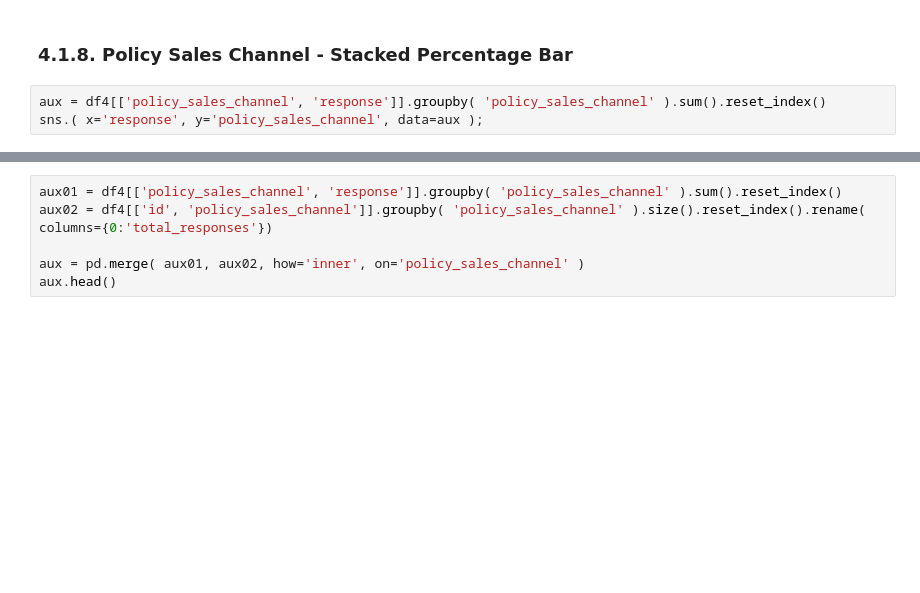
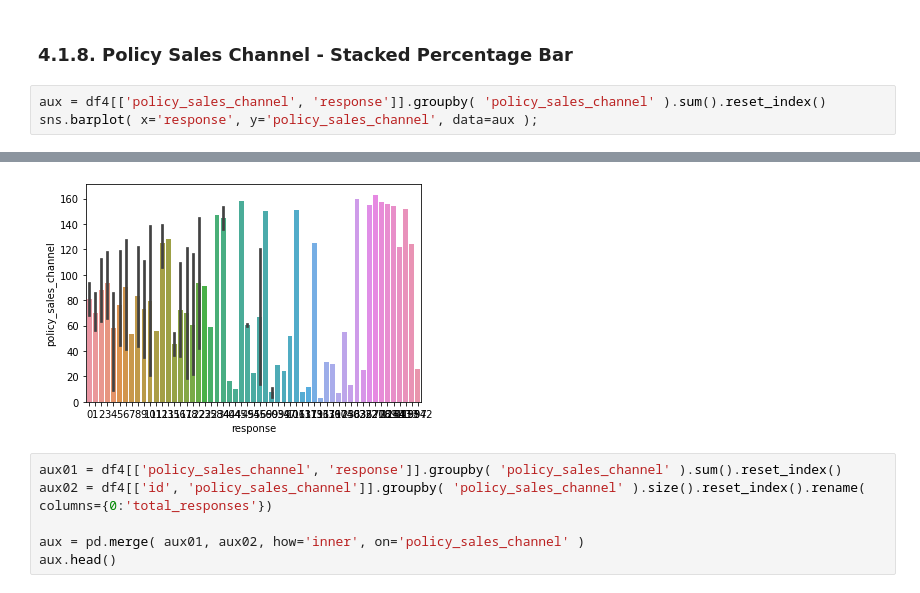
Before and after one commit to nortonvanz/Health-Insurance-Ranking, a Jupyter notebook: health_insurance_cross-sell/notebooks/look_1.0-mdfl-health-insurance-cross-sell.ipynb, the cells around one changed output, grey strips where cells are left out. Saved outputs shown, nothing was run; the diff lists cells and outputs as text; blank space fills up the shorter version.

```diff
--- a/health_insurance_cross-sell/notebooks/look_1.0-mdfl-health-insurance-cross-sell.ipynb
+++ b/health_insurance_cross-sell/notebooks/look_1.0-mdfl-health-insurance-cross-sell.ipynb
@@ -317,5 +278,5 @@ sns.barplot( x='response', y='vehicle_damage', data=aux );
 ### 4.1.8. Policy Sales Channel - Stacked Percentage Bar
 # %%
 aux = df4[['policy_sales_channel', 'response']].groupby( 'policy_sales_channel' ).sum().reset_index()
-sns.( x='response', y='policy_sales_channel', data=aux );
+sns.barplot( x='response', y='policy_sales_channel', data=aux );
 # %% [output]
@@ -323,3 +283,4 @@ SyntaxError: invalid syntax (<ipython-input-63-a40c3dfd0116>, line 2)
+[figure, added]
 # %%
 aux01 = df4[['policy_sales_channel', 'response']].groupby( 'policy_sales_channel' ).sum().reset_index()
 aux02 = df4[['id', 'policy_sales_channel']].groupby( 'policy_sales_channel' ).size().reset_index().rename( columns={0:'total_responses'})
```
Also changed, not shown: parts of 43 cells of this notebook.
